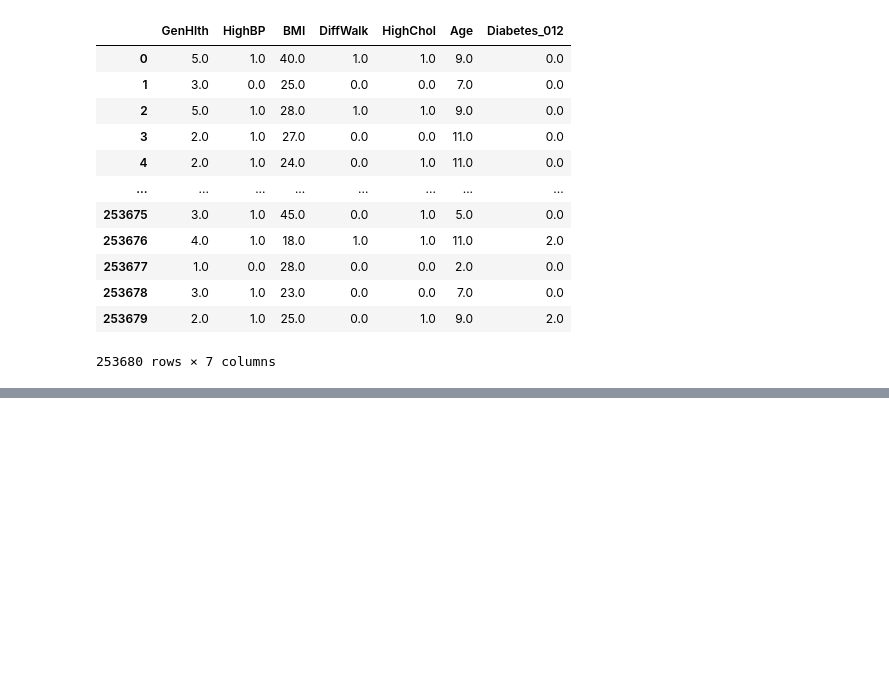
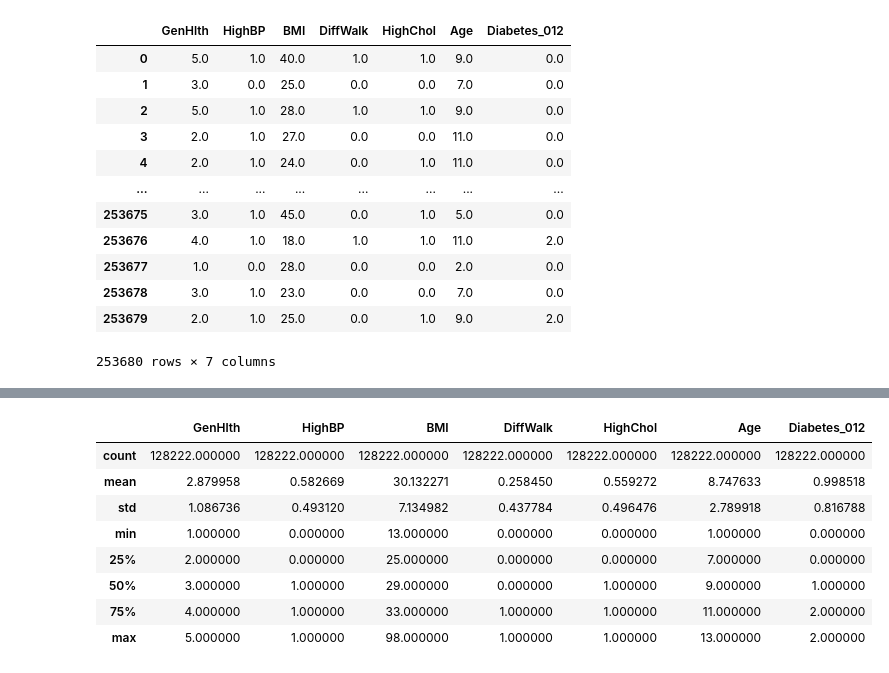
Before and after one commit to suhasp3/DiabetesClassifier, a Jupyter notebook: Project.ipynb, the cells around one changed output, grey strips where cells are left out. Drawn from its saved outputs; the diff is of its cells as text; code cells hidden in the pictures; blank space fills up the shorter version.

```diff
--- a/Project.ipynb
+++ b/Project.ipynb
@@ -139,3 +201,15 @@ train_diabetes: (202944, 7) test_diabetes: (50736, 7)
+# %%
+test_diabetes.describe()
+# %% [output]
+|  | GenHlth | HighBP | BMI | DiffWalk | HighChol | Age | Diabetes_012 |
+| count | 128222.000000 | 128222.000000 | 128222.000000 | 128222.000000 | 128222.000000 | 128222.000000 | 128222.000000 |
+| mean | 2.879958 | 0.582669 | 30.132271 | 0.258450 | 0.559272 | 8.747633 | 0.998518 |
+| std | 1.086736 | 0.493120 | 7.134982 | 0.437784 | 0.496476 | 2.789918 | 0.816788 |
+| min | 1.000000 | 0.000000 | 13.000000 | 0.000000 | 0.000000 | 1.000000 | 0.000000 |
+| 25% | 2.000000 | 0.000000 | 25.000000 | 0.000000 | 0.000000 | 7.000000 | 0.000000 |
+| 50% | 3.000000 | 1.000000 | 29.000000 | 0.000000 | 1.000000 | 9.000000 | 1.000000 |
+| 75% | 4.000000 | 1.000000 | 33.000000 | 1.000000 | 1.000000 | 11.000000 | 2.000000 |
+| max | 5.000000 | 1.000000 | 98.000000 | 1.000000 | 1.000000 | 13.000000 | 2.000000 |
 # %%
 
 X_train_diabetes = train_diabetes.drop(columns = ["Diabetes_012"])
```
Also changed, not shown: parts of 15 cells of this notebook, 1 other file.
